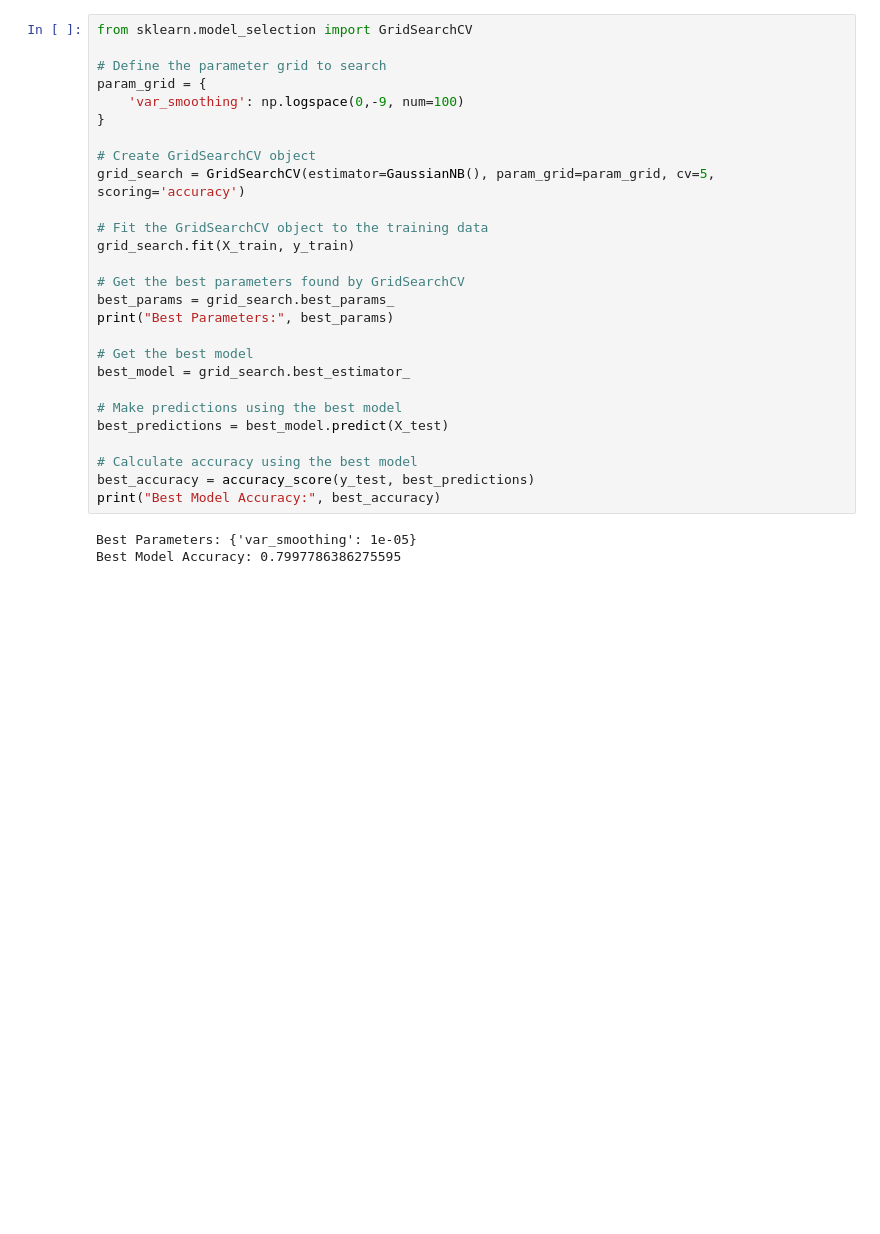
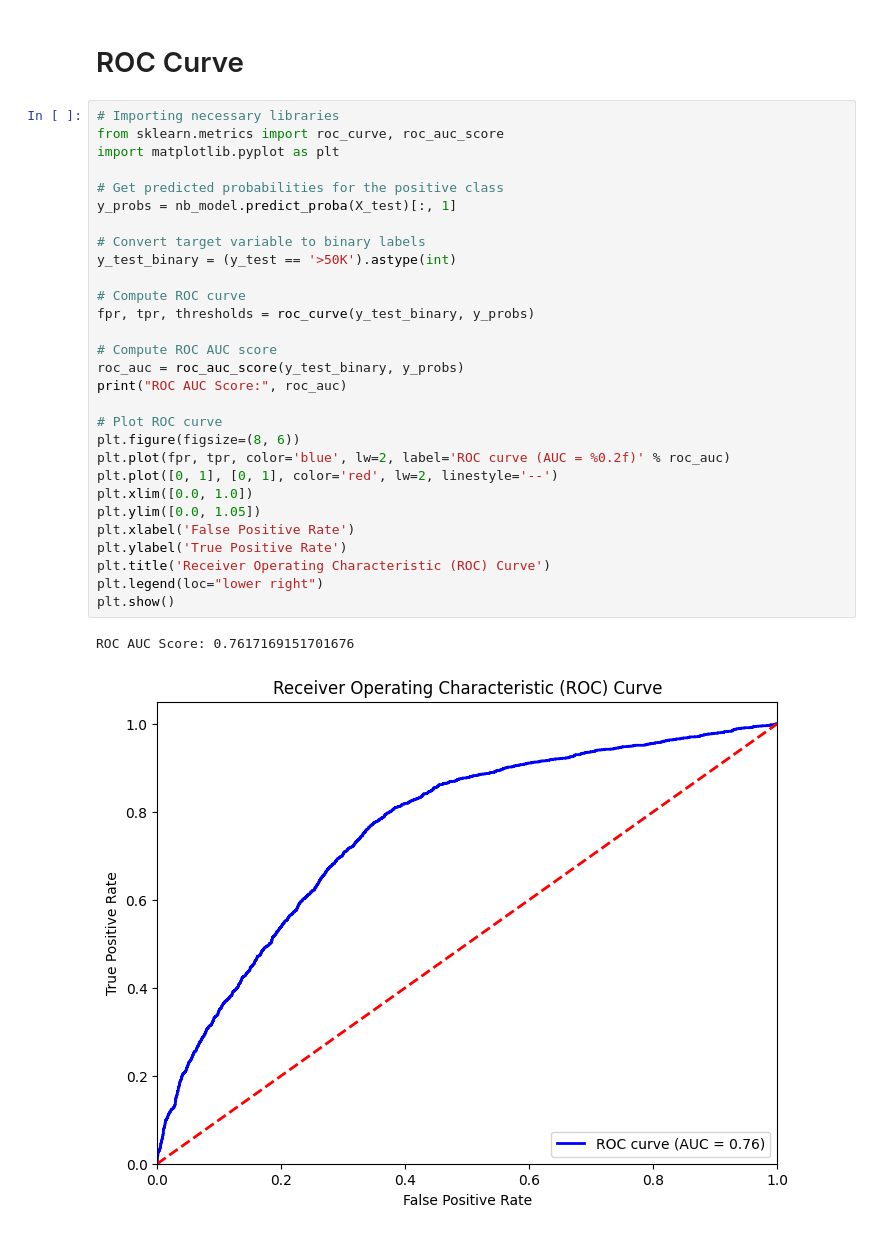
Before and after one commit to manujayaRajaguru/Census-Income-prediction---DE_CW, a Jupyter notebook: naive_bayes.ipynb, the cells around one changed output. Drawn from its saved outputs; the diff is of its cells as text; blank space fills up the shorter version.

```diff
--- a/naive_bayes.ipynb
+++ b/naive_bayes.ipynb
@@ -60,30 +66,34 @@ weighted avg       0.77      0.79      0.76      9035
-# %%
-from sklearn.model_selection import GridSearchCV
-
-# Define the parameter grid to search
-param_grid = {
-    'var_smoothing': np.logspace(0,-9, num=100)
-}
-
-# Create GridSearchCV object
-grid_search = GridSearchCV(estimator=GaussianNB(), param_grid=param_grid, cv=5, scoring='accuracy')
-
-# Fit the GridSearchCV object to the training data
-grid_search.fit(X_train, y_train)
-
-# Get the best parameters found by GridSearchCV
-best_params = grid_search.best_params_
-print("Best Parameters:", best_params)
-
-# Get the best model
-best_model = grid_search.best_estimator_
-
-# Make predictions using the best model
-best_predictions = best_model.predict(X_test)
-
-# Calculate accuracy using the best model
-best_accuracy = accuracy_score(y_test, best_predictions)
-print("Best Model Accuracy:", best_accuracy)
-# %% [output]
-Best Parameters: {'var_smoothing': 1e-05}
-Best Model Accuracy: 0.7997786386275595
+# %% [markdown]
+# ROC Curve
+# %%
+# Importing necessary libraries
+from sklearn.metrics import roc_curve, roc_auc_score
+import matplotlib.pyplot as plt
+
+# Get predicted probabilities for the positive class
+y_probs = nb_model.predict_proba(X_test)[:, 1]
+
+# Convert target variable to binary labels
+y_test_binary = (y_test == '>50K').astype(int)
+
+# Compute ROC curve
+fpr, tpr, thresholds = roc_curve(y_test_binary, y_probs)
+
+# Compute ROC AUC score
+roc_auc = roc_auc_score(y_test_binary, y_probs)
+print("ROC AUC Score:", roc_auc)
+
+# Plot ROC curve
+plt.figure(figsize=(8, 6))
+plt.plot(fpr, tpr, color='blue', lw=2, label='ROC curve (AUC = %0.2f)' % roc_auc)
+plt.plot([0, 1], [0, 1], color='red', lw=2, linestyle='--')
+plt.xlim([0.0, 1.0])
+plt.ylim([0.0, 1.05])
+plt.xlabel('False Positive Rate')
+plt.ylabel('True Positive Rate')
+plt.title('Receiver Operating Characteristic (ROC) Curve')
+plt.legend(loc="lower right")
+plt.show()
+# %% [output]
+ROC AUC Score: 0.7617169151701676
+[figure, added]
```
Also changed, not shown: parts of 7 cells of this notebook, 2 other files.
